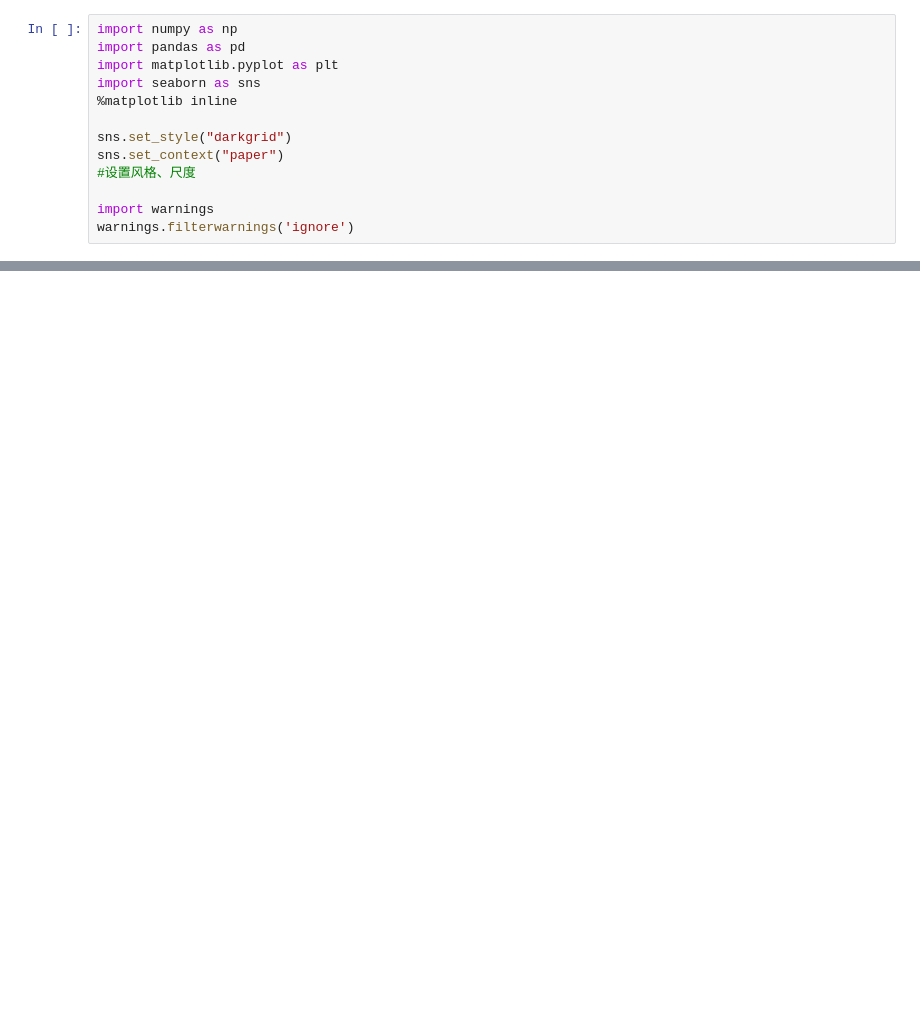
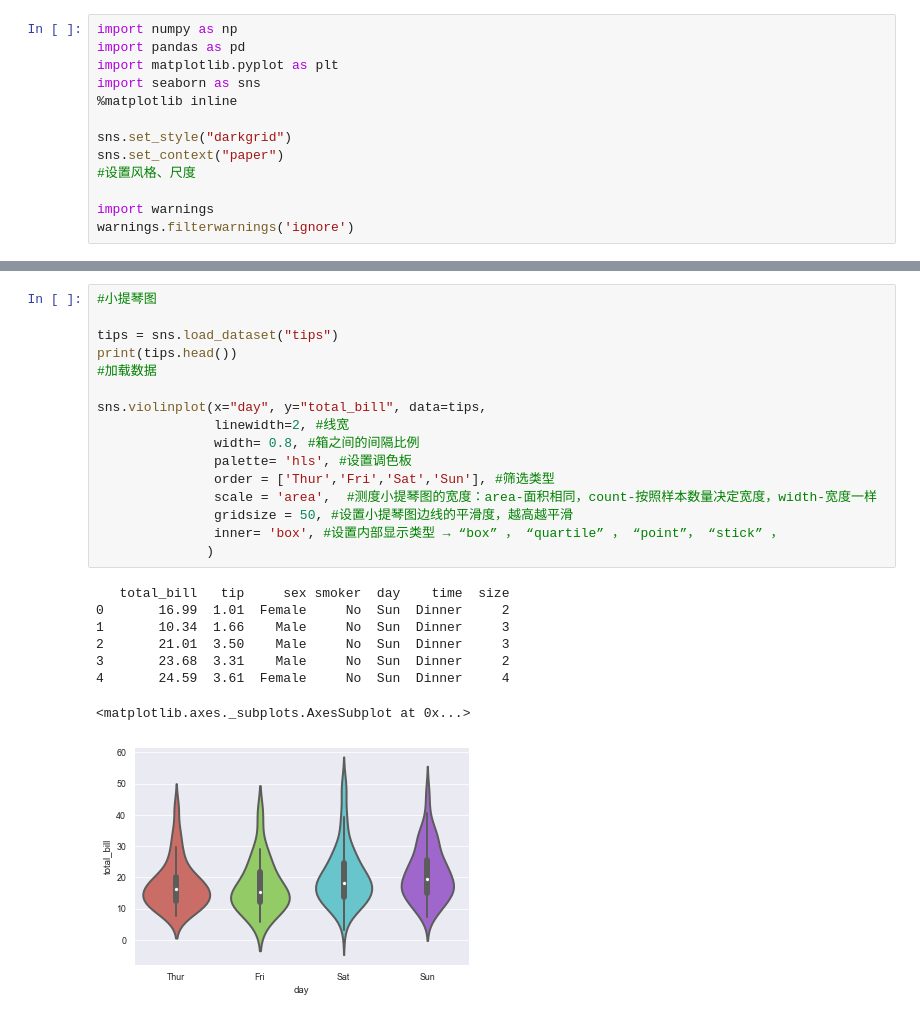
Before and after one commit to 2804983329/data-analysis, a Jupyter notebook: 数据分析python升级/00/matplotlib图表快速表达.ipynb, the cells around one changed output, grey strips where cells are left out. Cells and saved outputs as stored; diff of their text form; blank space fills up the shorter version.

```diff
--- a/数据分析python升级/00/matplotlib图表快速表达.ipynb
+++ b/数据分析python升级/00/matplotlib图表快速表达.ipynb
@@ -71,0 +72,25 @@ array([<matplotlib.axes._subplots.AxesSubplot object at 0x...>,
+# %%
+#小提琴图
+
+tips = sns.load_dataset("tips")
+print(tips.head())
+#加载数据
+
+sns.violinplot(x="day", y="total_bill", data=tips,
+               linewidth=2, #线宽
+               width= 0.8, #箱之间的间隔比例
+               palette= 'hls', #设置调色板
+               order = ['Thur','Fri','Sat','Sun'], #筛选类型
+               scale = 'area',  #测度小提琴图的宽度：area-面积相同，count-按照样本数量决定宽度，width-宽度一样
+               gridsize = 50, #设置小提琴图边线的平滑度，越高越平滑
+               inner= 'box', #设置内部显示类型 → “box” ， “quartile” ， “point”， “stick” ，
+              )
+# %% [output]
+   total_bill   tip     sex smoker  day    time  size
+0       16.99  1.01  Female     No  Sun  Dinner     2
+1       10.34  1.66    Male     No  Sun  Dinner     3
+2       21.01  3.50    Male     No  Sun  Dinner     3
+3       23.68  3.31    Male     No  Sun  Dinner     2
+4       24.59  3.61  Female     No  Sun  Dinner     4
+<matplotlib.axes._subplots.AxesSubplot at 0x...>
+[figure, added]
```
Also changed, not shown: parts of 3 cells of this notebook.
